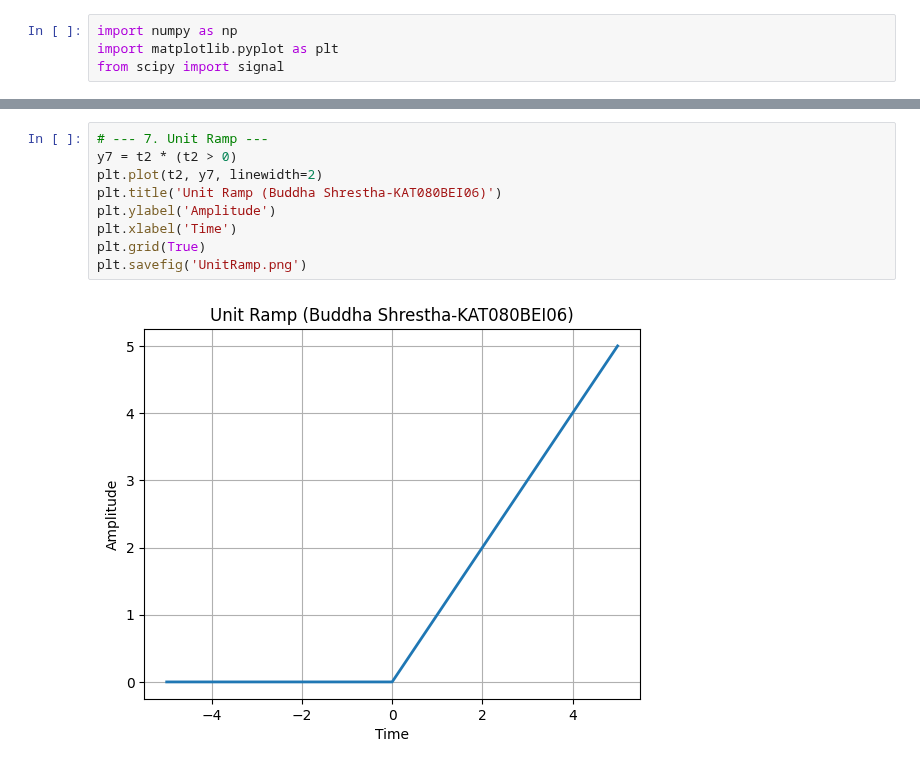
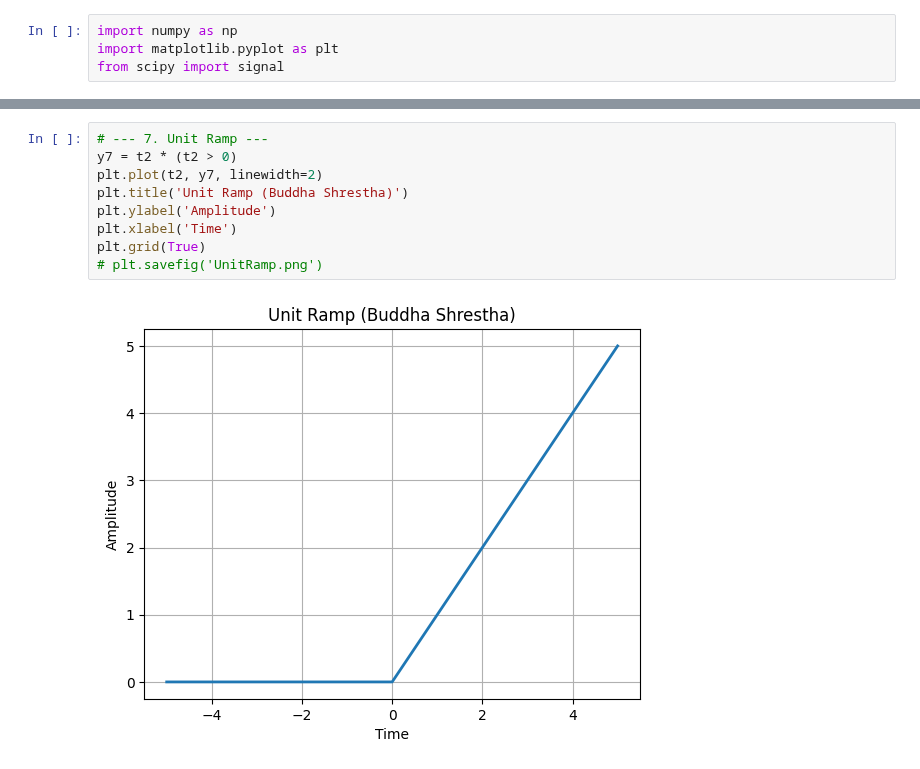
Before and after one commit to rusty-crubs/Data-Science-with-Python, a Jupyter notebook: Practice/Communication-lab.ipynb, the cells around one changed output, grey strips where cells are left out. Drawn from its saved outputs; the diff is of its cells as text.

```diff
--- a/Practice/Communication-lab.ipynb
+++ b/Practice/Communication-lab.ipynb
@@ -80,14 +82,14 @@ plt.savefig('UnitStep.png')
 # %%
 # --- 7. Unit Ramp ---
 y7 = t2 * (t2 > 0)
 plt.plot(t2, y7, linewidth=2)
-plt.title('Unit Ramp (Buddha Shrestha-KAT080BEI06)')
+plt.title('Unit Ramp (Buddha Shrestha)')
 plt.ylabel('Amplitude')
 plt.xlabel('Time')
 plt.grid(True)
-plt.savefig('UnitRamp.png')
+# plt.savefig('UnitRamp.png')
 # %% [output]
-[figure, old version]
+[figure, new version]
 # %%
 # --- 8. Rectangular Pulse ---
 y8 = (np.abs(t2) <= 1).astype(float)
```
Also changed, not shown: parts of 29 cells of this notebook, 8 other files.
